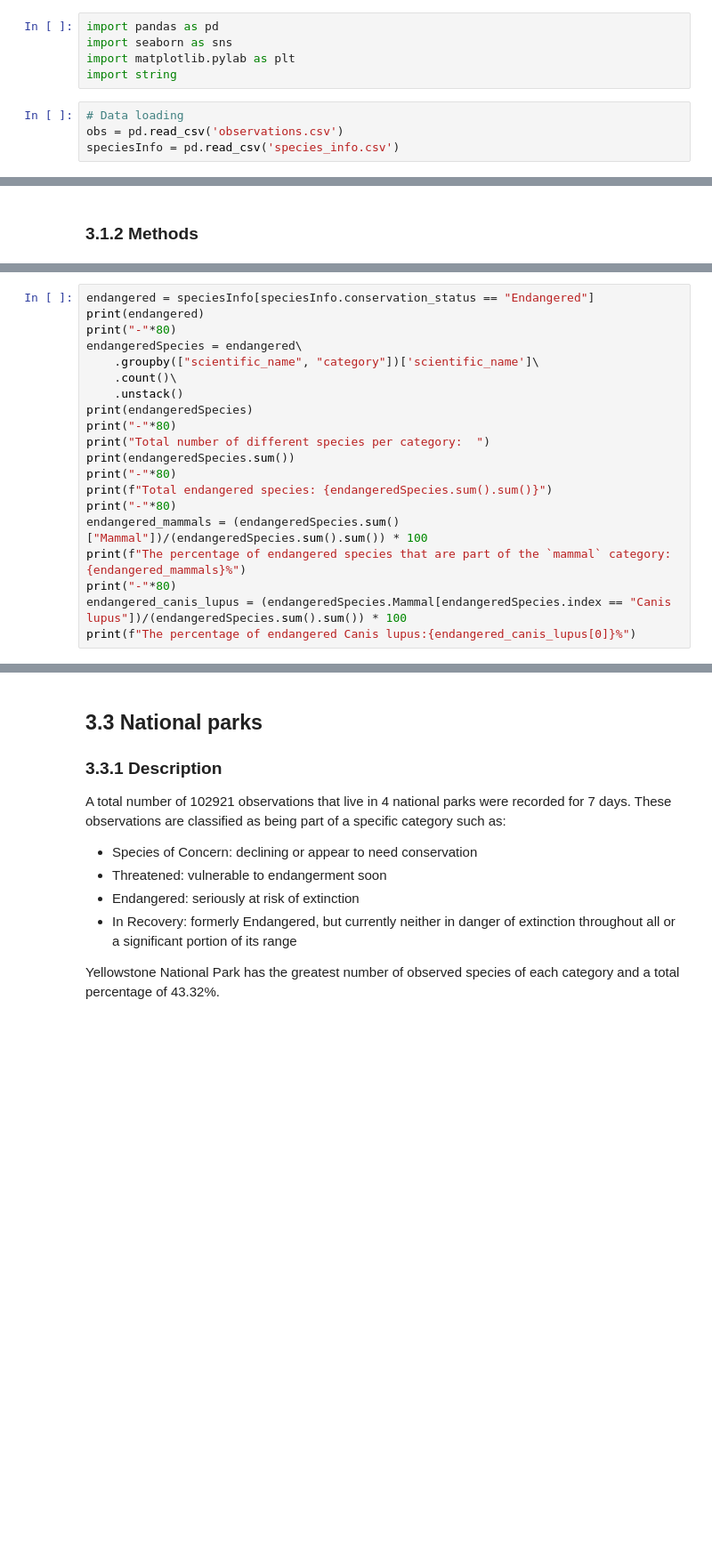
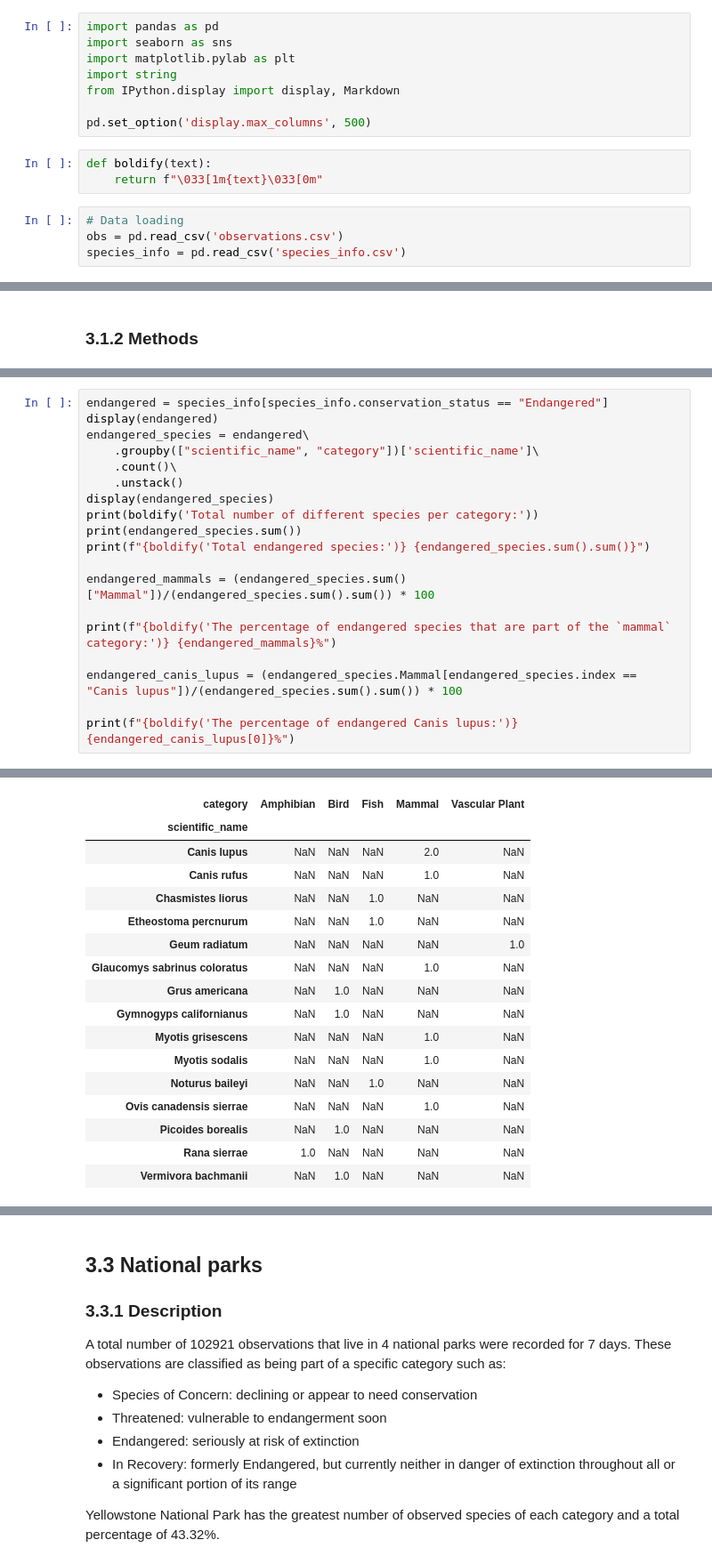
Before and after one commit to simedroniraluca/cram, a Jupyter notebook: biodiversity/biodiversity.ipynb, the cells around one changed output, grey strips where cells are left out. Shown at 89% size. Drawn from its saved outputs; the diff is of its cells as text; blank space fills up the shorter version.

Commit message:
Minor changes in biodiversity project - modify  print design and  variables names

```diff
--- a/biodiversity/biodiversity.ipynb
+++ b/biodiversity/biodiversity.ipynb
@@ -45,7 +51,13 @@ import pandas as pd
 import seaborn as sns
 import matplotlib.pylab as plt
 import string
+from IPython.display import display, Markdown
+
+pd.set_option('display.max_columns', 500)
+# %%
+def boldify(text):
+    return f"\033[1m{text}\033[0m"
 # %%
 # Data loading
 obs = pd.read_csv('observations.csv')
-speciesInfo = pd.read_csv('species_info.csv')
+species_info = pd.read_csv('species_info.csv')
@@ -232,22 +293,21 @@ The percentage of endangered species that are part of the `mammal` category is 4
 ### 3.2.2 Methods
 # %%
-endangered = speciesInfo[speciesInfo.conservation_status == "Endangered"]
-print(endangered)
-print("-"*80)
-endangeredSpecies = endangered\
+endangered = species_info[species_info.conservation_status == "Endangered"]
+display(endangered)
+endangered_species = endangered\
     .groupby(["scientific_name", "category"])['scientific_name']\
     .count()\
     .unstack()
-print(endangeredSpecies)
-print("-"*80)
-print("Total number of different species per category:  ")
-print(endangeredSpecies.sum())
-print("-"*80)
-print(f"Total endangered species: {endangeredSpecies.sum().sum()}")
-print("-"*80)
-endangered_mammals = (endangeredSpecies.sum()["Mammal"])/(endangeredSpecies.sum().sum()) * 100
-print(f"The percentage of endangered species that are part of the `mammal` category:{endangered_mammals}%")
-print("-"*80)
-endangered_canis_lupus = (endangeredSpecies.Mammal[endangeredSpecies.index == "Canis lupus"])/(endangeredSpecies.sum().sum()) * 100
-print(f"The percentage of endangered Canis lupus:{endangered_canis_lupus[0]}%")
+display(endangered_species)
+print(boldify('Total number of different species per category:'))
+print(endangered_species.sum())
+print(f"{boldify('Total endangered species:')} {endangered_species.sum().sum()}")
+
+endangered_mammals = (endangered_species.sum()["Mammal"])/(endangered_species.sum().sum()) * 100
+
+print(f"{boldify('The percentage of endangered species that are part of the `mammal` category:')} {endangered_mammals}%")
+
+endangered_canis_lupus = (endangered_species.Mammal[endangered_species.index == "Canis lupus"])/(endangered_species.sum().sum()) * 100
+
+print(f"{boldify('The percentage of endangered Canis lupus:')} {endangered_canis_lupus[0]}%")
 # %% [output]
@@ -253,0 +331,17 @@ print(f"The percentage of endangered Canis lupus:{endangered_canis_lupus[0]}%")
+| category | Amphibian | Bird | Fish | Mammal | Vascular Plant |
+| scientific_name |  |  |  |  |  |
+| Canis lupus | NaN | NaN | NaN | 2.0 | NaN |
+| Canis rufus | NaN | NaN | NaN | 1.0 | NaN |
+| Chasmistes liorus | NaN | NaN | 1.0 | NaN | NaN |
+| Etheostoma percnurum | NaN | NaN | 1.0 | NaN | NaN |
+| Geum radiatum | NaN | NaN | NaN | NaN | 1.0 |
+| Glaucomys sabrinus coloratus | NaN | NaN | NaN | 1.0 | NaN |
+| Grus americana | NaN | 1.0 | NaN | NaN | NaN |
+| Gymnogyps californianus | NaN | 1.0 | NaN | NaN | NaN |
+| Myotis grisescens | NaN | NaN | NaN | 1.0 | NaN |
+| Myotis sodalis | NaN | NaN | NaN | 1.0 | NaN |
+| Noturus baileyi | NaN | NaN | 1.0 | NaN | NaN |
+| Ovis canadensis sierrae | NaN | NaN | NaN | 1.0 | NaN |
+| Picoides borealis | NaN | 1.0 | NaN | NaN | NaN |
+| Rana sierrae | 1.0 | NaN | NaN | NaN | NaN |
+| Vermivora bachmanii | NaN | 1.0 | NaN | NaN | NaN |
```
Also changed, not shown: parts of 15 cells of this notebook.
